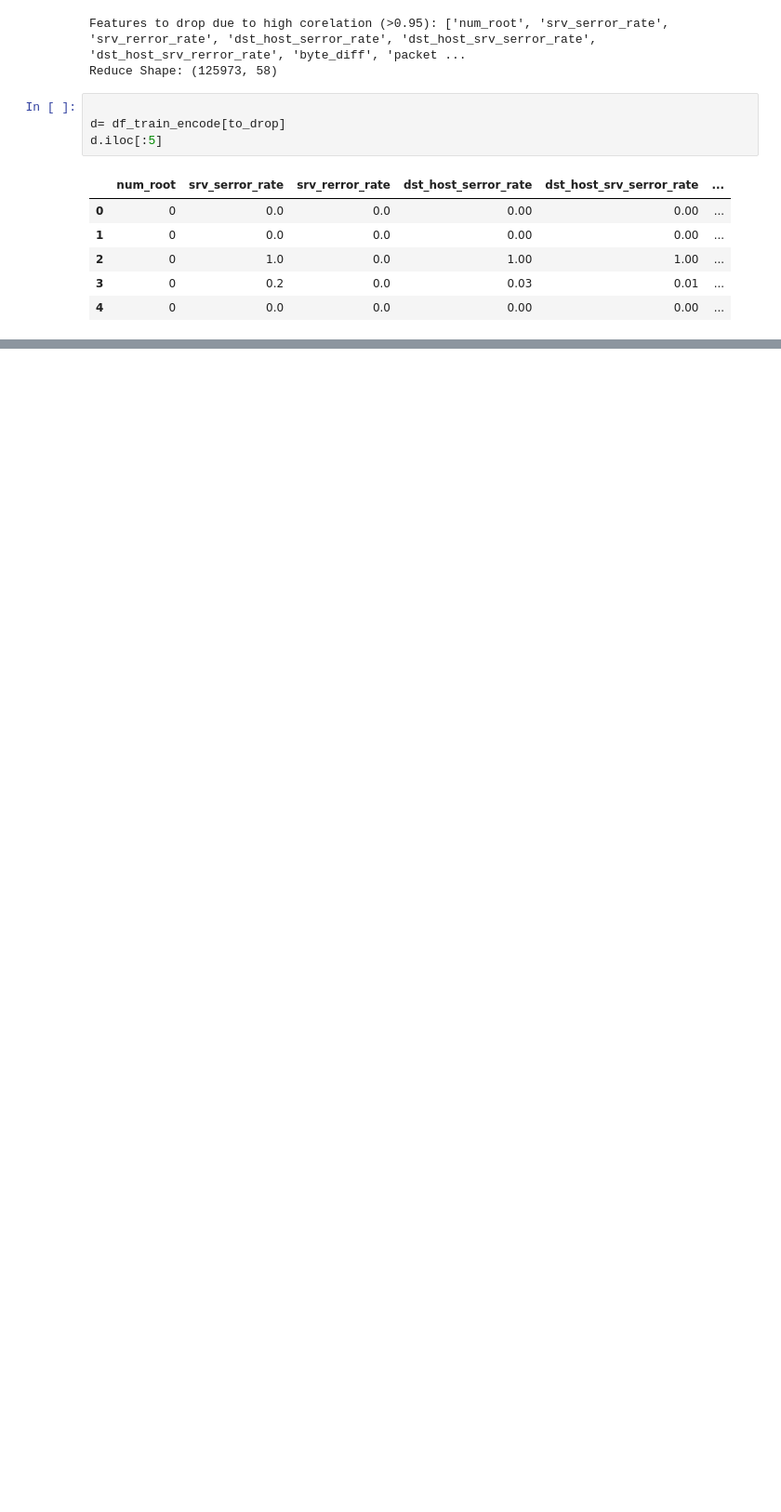
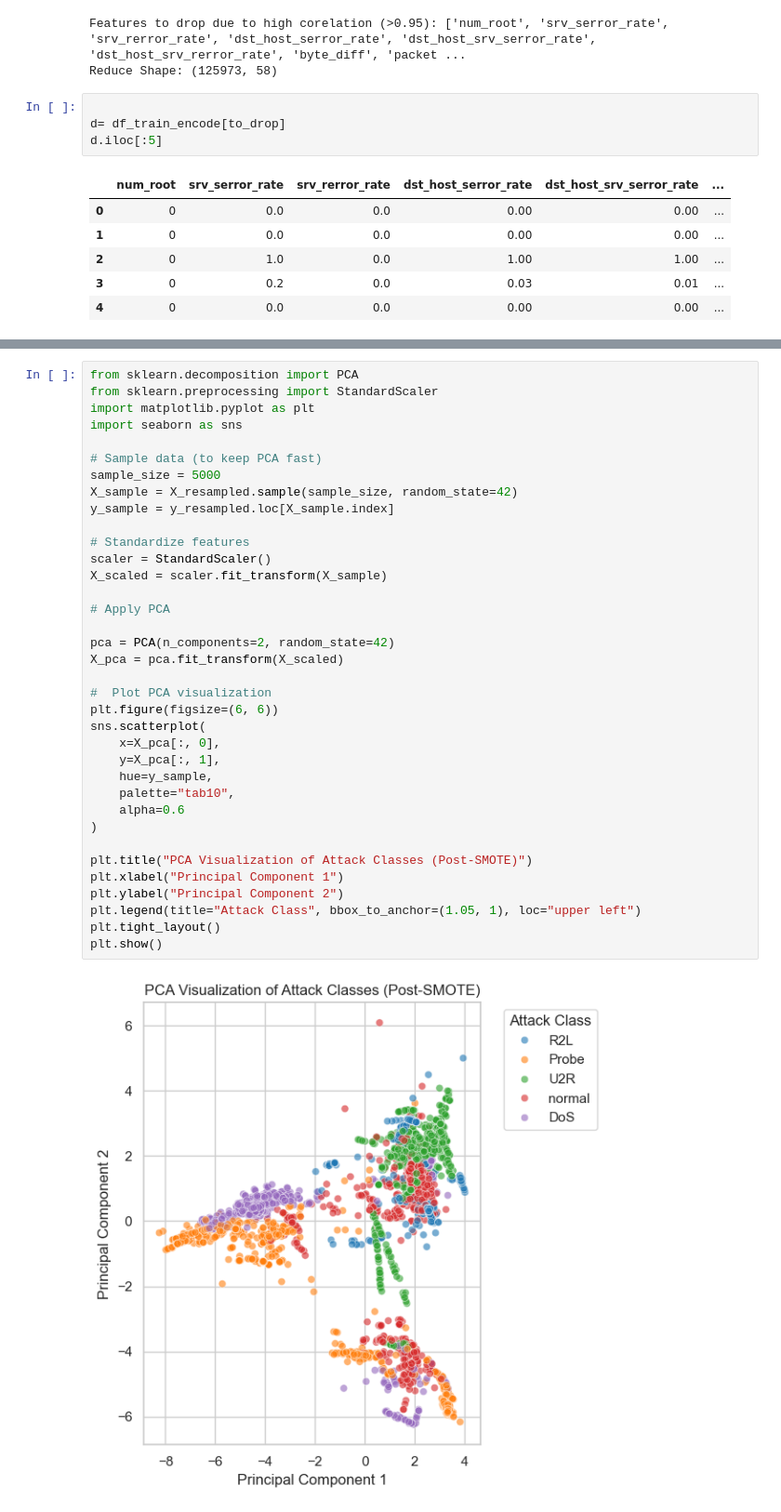
Before and after one commit to mailech/SentinelNet-AI-Powered-Network-Intrusion-Detection-System-, a Jupyter notebook: Feature_Eng.ipynb, the cells around one changed output, grey strips where cells are left out. Shown at 93% size. Cells and saved outputs as stored; diff of their text form; blank space fills up the shorter version.

```diff
--- a/Feature_Eng.ipynb
+++ b/Feature_Eng.ipynb
@@ -448,0 +487,38 @@ dtype: float64
+# %%
+from sklearn.decomposition import PCA
+from sklearn.preprocessing import StandardScaler
+import matplotlib.pyplot as plt
+import seaborn as sns
+
+# Sample data (to keep PCA fast)
+sample_size = 5000
+X_sample = X_resampled.sample(sample_size, random_state=42)
+y_sample = y_resampled.loc[X_sample.index]
+
+# Standardize features
+scaler = StandardScaler()
+X_scaled = scaler.fit_transform(X_sample)
+
+# Apply PCA
+
+pca = PCA(n_components=2, random_state=42)
+X_pca = pca.fit_transform(X_scaled)
+
+#  Plot PCA visualization
+plt.figure(figsize=(6, 6))
+sns.scatterplot(
+    x=X_pca[:, 0],
+    y=X_pca[:, 1],
+    hue=y_sample,
+    palette="tab10",
+    alpha=0.6
+)
+
+plt.title("PCA Visualization of Attack Classes (Post-SMOTE)")
+plt.xlabel("Principal Component 1")
+plt.ylabel("Principal Component 2")
+plt.legend(title="Attack Class", bbox_to_anchor=(1.05, 1), loc="upper left")
+plt.tight_layout()
+plt.show()
+# %% [output]
+[figure, added]
```
Also changed, not shown: parts of 7 cells of this notebook.
